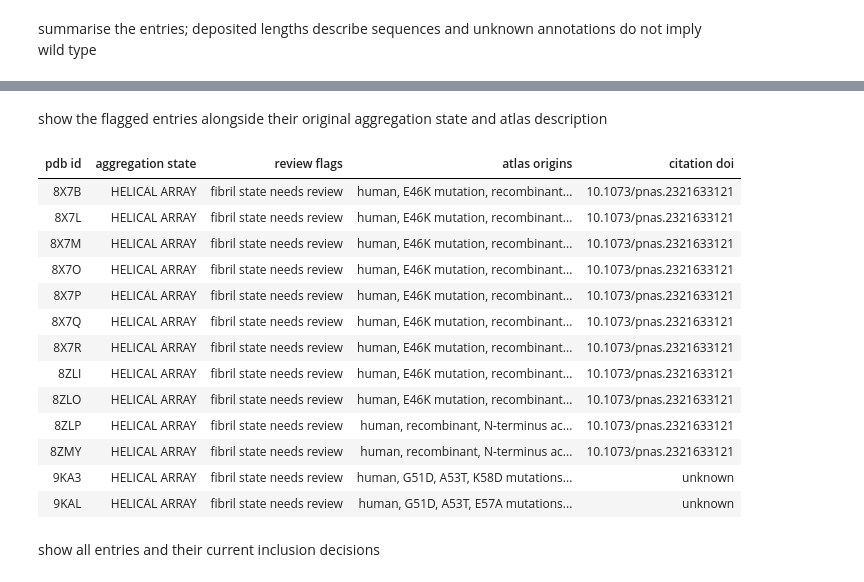
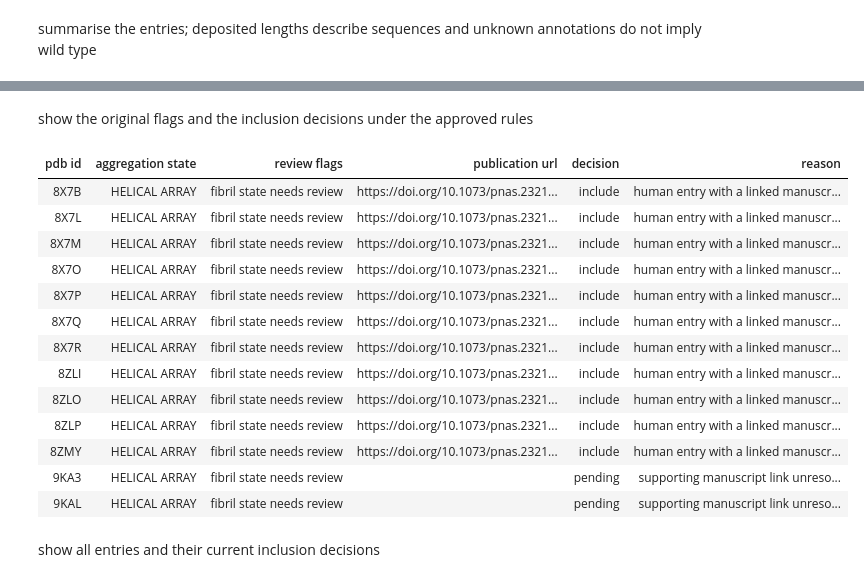
Before and after one commit to appliedCL/reaSyn, a Jupyter notebook: notebooks/review_fibril_entries.ipynb, the cells around one changed output, grey strips where cells are left out. Cells and saved outputs as stored; diff of their text form; code cells hidden in the pictures.

Commit message:
apply fibril inclusion rules

```diff
--- a/notebooks/review_fibril_entries.ipynb
+++ b/notebooks/review_fibril_entries.ipynb
@@ -62,6 +76,15 @@ for pdb_id, atlas_entry in sorted(atlas_entries.items()):
         block.get_mmcif_category("_entity_poly."), "pdbx_seq_one_letter_code_can", alpha_ids
     )
     lengths = sorted({len("".join(sequence.split())) for sequence in sequences})
+    citation_doi = metadata.get("rcsb_primary_citation", {}).get("pdbx_database_id_DOI")
+    reference_urls = [
+        f"https://doi.org/{citation_doi}" if citation_doi else "",
+        atlas_entry["reference_url"] or "",
+    ]
+    publication_url = next(
+        (url for url in reference_urls if re.match(r"https?://(?:dx\.)?doi\.org/10\.(?!2210/)", url)),
+        "",
+    )
     review_rows.append({
         "pdb_id": pdb_id,
         "species": " | ".join(sorted(species)) or "unknown",
@@ -71,7 +94,8 @@ for pdb_id, atlas_entry in sorted(atlas_entries.items()):
         "atlas_origins": atlas_entry["origins_text"],
         "ordered_residues": atlas_entry["ordered_residues_text"],
         "aggregation_state": metadata.get("em_experiment", {}).get("aggregation_state") or "unknown",
-        "citation_doi": metadata.get("rcsb_primary_citation", {}).get("pdbx_database_id_DOI") or "unknown",
+        "citation_doi": citation_doi or "unknown",
+        "publication_url": publication_url,
         "review_flags": " | ".join(manifest["structure_checks"][pdb_id]["review_flags"]),
     })
 # %% [markdown]
@@ -88,8 +112,32 @@ if review_path.exists():
 
 for row in review_rows:
     previous = previous_decisions.get(row["pdb_id"], {})
-    row["decision"] = previous.get("decision", "pending")
-    row["reason"] = previous.get("reason", "")
+    if previous.get("decision", "pending") != "pending" or previous.get("reason", "").strip():
+        row["decision"] = previous["decision"]
+        row["reason"] = previous["reason"]
+    elif row["pdb_id"] in approved_scope["species_conflicts"]:
+        row["decision"] = "pending"
+        row["reason"] = "species conflict: atlas says human; pdb annotation and deposited sequence indicate mouse"
+    elif row["species"] == "unknown":
+        row["decision"] = "pending"
+        row["reason"] = "protein species needs supporting evidence"
+    elif row["species"] != approved_scope["species"]:
+        row["decision"] = "exclude"
+        row["reason"] = "confirmed mouse alpha-synuclein is outside the approved human scope"
+    elif row["aggregation_state"] not in approved_scope["aggregation_states"]:
+        row["decision"] = "pending"
+        row["reason"] = "aggregation state needs fibril evidence"
+    elif any(flag != "fibril state needs review" for flag in row["review_flags"].split(" | ") if flag):
+        row["decision"] = "pending"
+        row["reason"] = "source identity or coordinate validation needs review"
+    elif not row["publication_url"]:
+        row["decision"] = "pending"
+        row["reason"] = "supporting manuscript link unresolved in cached pdb and atlas records"
+    else:
+        row["decision"] = "include"
+        row["reason"] = "human entry with a linked manuscript; eligible for metadata curation"
+        if row["aggregation_state"] == "HELICAL ARRAY":
+            row["reason"] += "; helical array accepted under the approved fibril rule"
     assert row["decision"] in {"pending", "include", "exclude"}, row["pdb_id"]
     assert row["decision"] == "pending" or row["reason"].strip(), f"reason required: {row['pdb_id']}"
 
@@ -100,5 +148,5 @@ with pending_path.open("w", newline="") as output:
     writer.writerows(review_rows)
 pending_path.replace(review_path)
 
-print(f"edit decision and reason in {review_path.relative_to(project_root)} after agreeing the inclusion rules")
+print(f"approved scope applied to {review_path.relative_to(project_root)}; pending entries require evidence")
 # %% [output]
@@ -123,38 +171,38 @@ entries without a study doi: 85
 entries with review flags: 13
 # %% [markdown]
-show the flagged entries alongside their original aggregation state and atlas description
+show the original flags and the inclusion decisions under the approved rules
 # %%
 def display_fibril_entries(rows, columns):
     header = "".join(f"<th>{escape(column.replace('_', ' '))}</th>" for column in columns)
     body = "".join(
         "<tr>" + "".join(f"<td>{escape(str(row[column]))}</td>" for column in columns) + "</tr>"
         for row in rows
     )
     display(HTML(
         f'<div style="max-height: 500px; overflow: auto"><table><thead><tr>{header}</tr></thead>'
         f"<tbody>{body}</tbody></table></div>"
     ))
 
 
 display_fibril_entries(
     [row for row in review_rows if row["review_flags"]],
-    ["pdb_id", "aggregation_state", "review_flags", "atlas_origins", "citation_doi"],
+    ["pdb_id", "aggregation_state", "review_flags", "publication_url", "decision", "reason"],
 )
 # %% [output]
-| pdb id | aggregation state | review flags | atlas origins | citation doi |
-| 8X7B | HELICAL ARRAY | fibril state needs review | human, E46K mutation, recombinant... | 10.1073/pnas.2321633121 |
-| 8X7L | HELICAL ARRAY | fibril state needs review | human, E46K mutation, recombinant... | 10.1073/pnas.2321633121 |
-| 8X7M | HELICAL ARRAY | fibril state needs review | human, E46K mutation, recombinant... | 10.1073/pnas.2321633121 |
-| 8X7O | HELICAL ARRAY | fibril state needs review | human, E46K mutation, recombinant... | 10.1073/pnas.2321633121 |
-| 8X7P | HELICAL ARRAY | fibril state needs review | human, E46K mutation, recombinant... | 10.1073/pnas.2321633121 |
-| 8X7Q | HELICAL ARRAY | fibril state needs review | human, E46K mutation, recombinant... | 10.1073/pnas.2321633121 |
-| 8X7R | HELICAL ARRAY | fibril state needs review | human, E46K mutation, recombinant... | 10.1073/pnas.2321633121 |
-| 8ZLI | HELICAL ARRAY | fibril state needs review | human, E46K mutation, recombinant... | 10.1073/pnas.2321633121 |
-| 8ZLO | HELICAL ARRAY | fibril state needs review | human, E46K mutation, recombinant... | 10.1073/pnas.2321633121 |
-| 8ZLP | HELICAL ARRAY | fibril state needs review | human, recombinant, N-terminus ac... | 10.1073/pnas.2321633121 |
-| 8ZMY | HELICAL ARRAY | fibril state needs review | human, recombinant, N-terminus ac... | 10.1073/pnas.2321633121 |
-| 9KA3 | HELICAL ARRAY | fibril state needs review | human, G51D, A53T, K58D mutations... | unknown |
-| 9KAL | HELICAL ARRAY | fibril state needs review | human, G51D, A53T, E57A mutations... | unknown |
+| pdb id | aggregation state | review flags | publication url | decision | reason |
+| 8X7B | HELICAL ARRAY | fibril state needs review | https://doi.org/10.1073/pnas.2321... | include | human entry with a linked manuscr... |
+| 8X7L | HELICAL ARRAY | fibril state needs review | https://doi.org/10.1073/pnas.2321... | include | human entry with a linked manuscr... |
+| 8X7M | HELICAL ARRAY | fibril state needs review | https://doi.org/10.1073/pnas.2321... | include | human entry with a linked manuscr... |
+| 8X7O | HELICAL ARRAY | fibril state needs review | https://doi.org/10.1073/pnas.2321... | include | human entry with a linked manuscr... |
+| 8X7P | HELICAL ARRAY | fibril state needs review | https://doi.org/10.1073/pnas.2321... | include | human entry with a linked manuscr... |
+| 8X7Q | HELICAL ARRAY | fibril state needs review | https://doi.org/10.1073/pnas.2321... | include | human entry with a linked manuscr... |
+| 8X7R | HELICAL ARRAY | fibril state needs review | https://doi.org/10.1073/pnas.2321... | include | human entry with a linked manuscr... |
+| 8ZLI | HELICAL ARRAY | fibril state needs review | https://doi.org/10.1073/pnas.2321... | include | human entry with a linked manuscr... |
+| 8ZLO | HELICAL ARRAY | fibril state needs review | https://doi.org/10.1073/pnas.2321... | include | human entry with a linked manuscr... |
+| 8ZLP | HELICAL ARRAY | fibril state needs review | https://doi.org/10.1073/pnas.2321... | include | human entry with a linked manuscr... |
+| 8ZMY | HELICAL ARRAY | fibril state needs review | https://doi.org/10.1073/pnas.2321... | include | human entry with a linked manuscr... |
+| 9KA3 | HELICAL ARRAY | fibril state needs review |  | pending | supporting manuscript link unreso... |
+| 9KAL | HELICAL ARRAY | fibril state needs review |  | pending | supporting manuscript link unreso... |
 # %% [markdown]
 show all entries and their current inclusion decisions
 # %%
```
Also changed, not shown: parts of 6 cells of this notebook.
